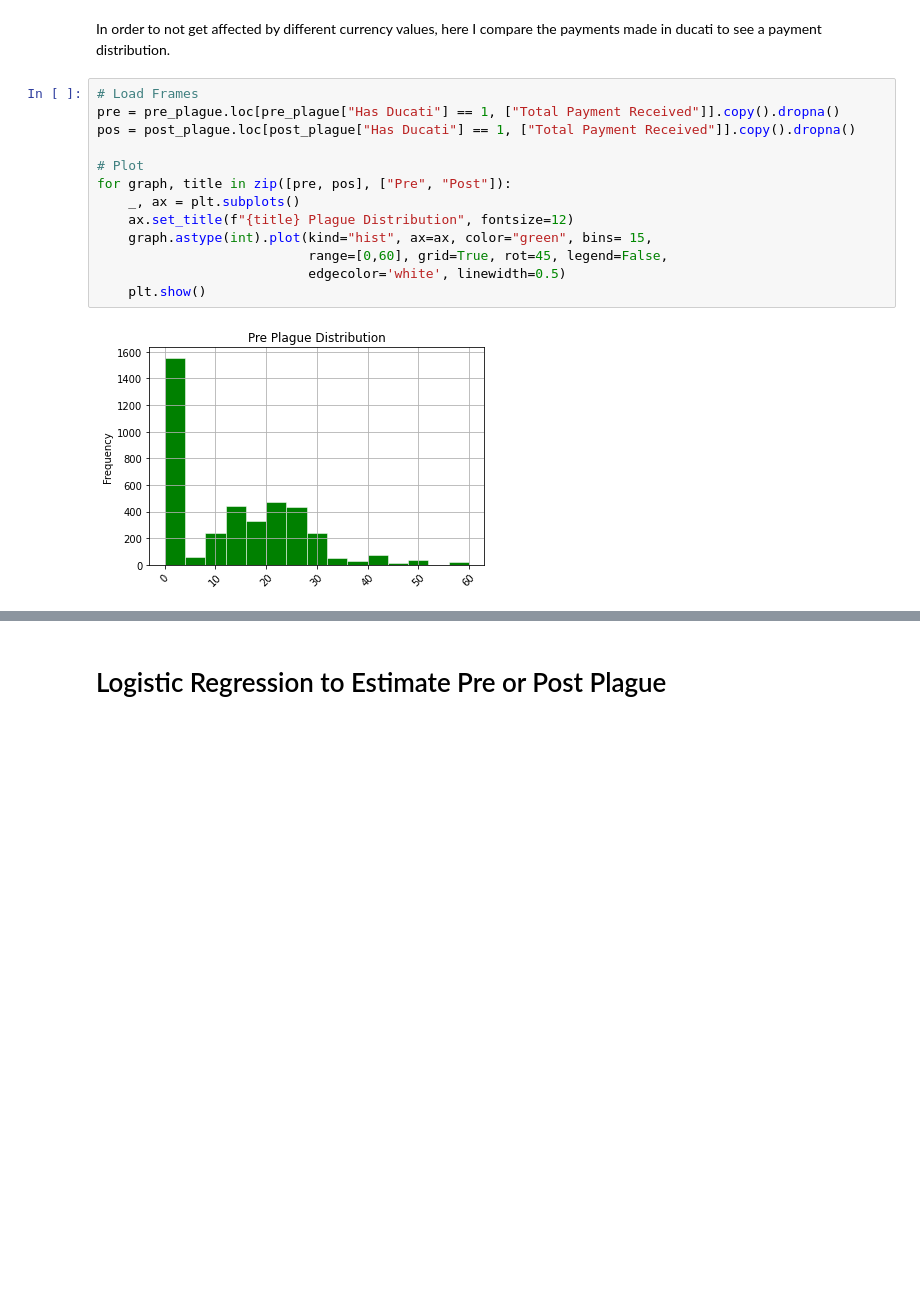
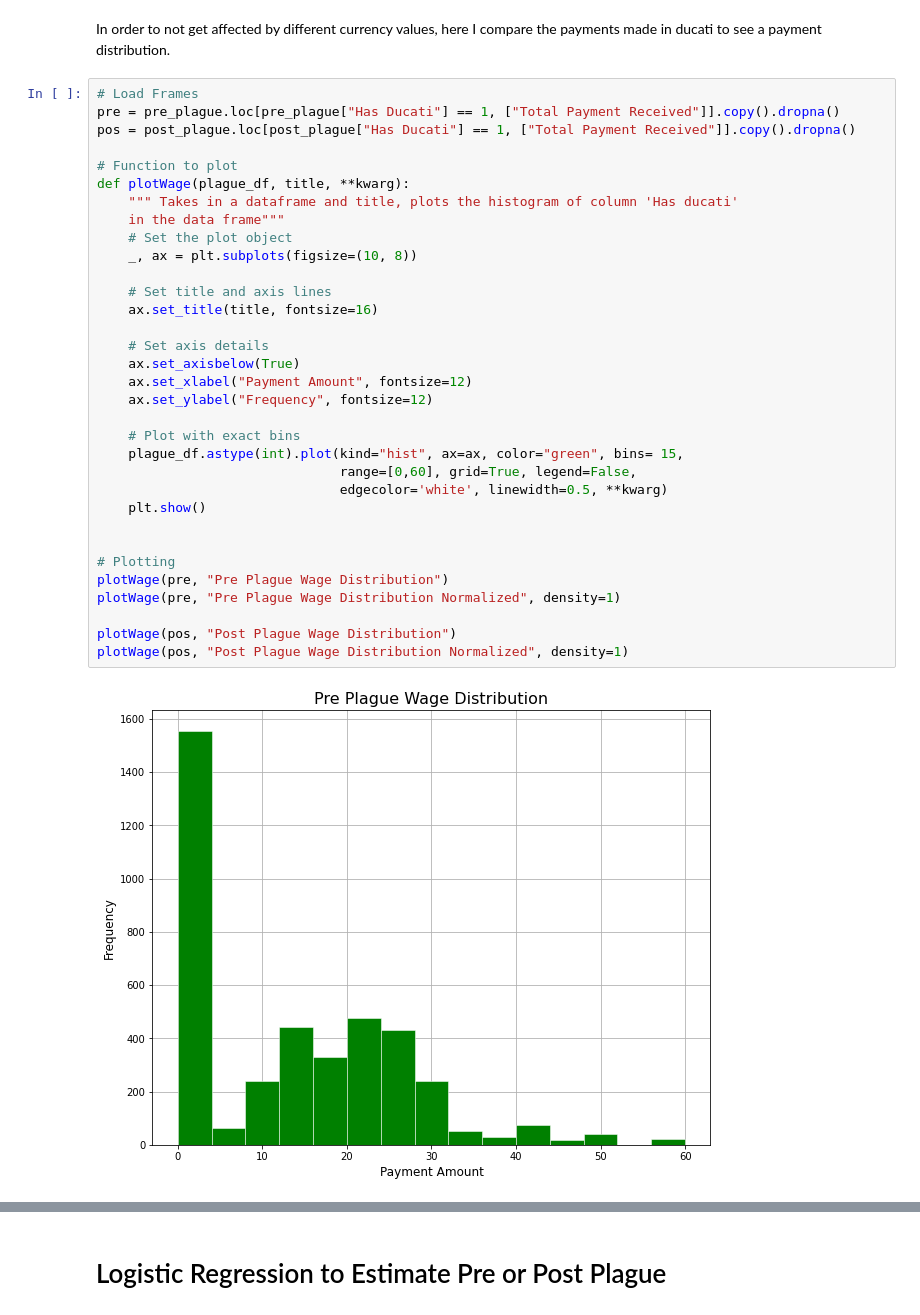
Before and after one commit to AlricRahl/Garzoni-Dataset-Exploration, a Jupyter notebook: src/5. Analyzing the Affects of Plague.ipynb, the cells around one changed output, grey strips where cells are left out. Cells and saved outputs as stored; diff of their text form; blank space fills up the shorter version.

Commit message:
Working on logistic regression enhancements, Experimented with formulas on Plague Logistic Regression

```diff
--- a/src/5. Analyzing the Affects of Plague.ipynb
+++ b/src/5. Analyzing the Affects of Plague.ipynb
@@ -207,15 +208,35 @@ In order to not get affected by different currency values, here I compare the pa
 # %%
 # Load Frames
 pre = pre_plague.loc[pre_plague["Has Ducati"] == 1, ["Total Payment Received"]].copy().dropna()
 pos = post_plague.loc[post_plague["Has Ducati"] == 1, ["Total Payment Received"]].copy().dropna()
 
-# Plot
-for graph, title in zip([pre, pos], ["Pre", "Post"]):
-    _, ax = plt.subplots()
-    ax.set_title(f"{title} Plague Distribution", fontsize=12)
-    graph.astype(int).plot(kind="hist", ax=ax, color="green", bins= 15,
-                           range=[0,60], grid=True, rot=45, legend=False,
-                           edgecolor='white', linewidth=0.5)
+# Function to plot
+def plotWage(plague_df, title, **kwarg):
+    """ Takes in a dataframe and title, plots the histogram of column 'Has ducati'
+    in the data frame"""
+    # Set the plot object
+    _, ax = plt.subplots(figsize=(10, 8))
+
+    # Set title and axis lines
+    ax.set_title(title, fontsize=16)
+
+    # Set axis details
+    ax.set_axisbelow(True)
+    ax.set_xlabel("Payment Amount", fontsize=12)
+    ax.set_ylabel("Frequency", fontsize=12)
+
+    # Plot with exact bins
+    plague_df.astype(int).plot(kind="hist", ax=ax, color="green", bins= 15,
+                               range=[0,60], grid=True, legend=False,
+                               edgecolor='white', linewidth=0.5, **kwarg)
     plt.show()
+
+
+# Plotting
+plotWage(pre, "Pre Plague Wage Distribution")
+plotWage(pre, "Pre Plague Wage Distribution Normalized", density=1)
+
+plotWage(pos, "Post Plague Wage Distribution")
+plotWage(pos, "Post Plague Wage Distribution Normalized", density=1)
 # %% [output]
-[figure, old version]
+[figure, new version]
```
Also changed, not shown: parts of 10 cells of this notebook, 2 other files.
